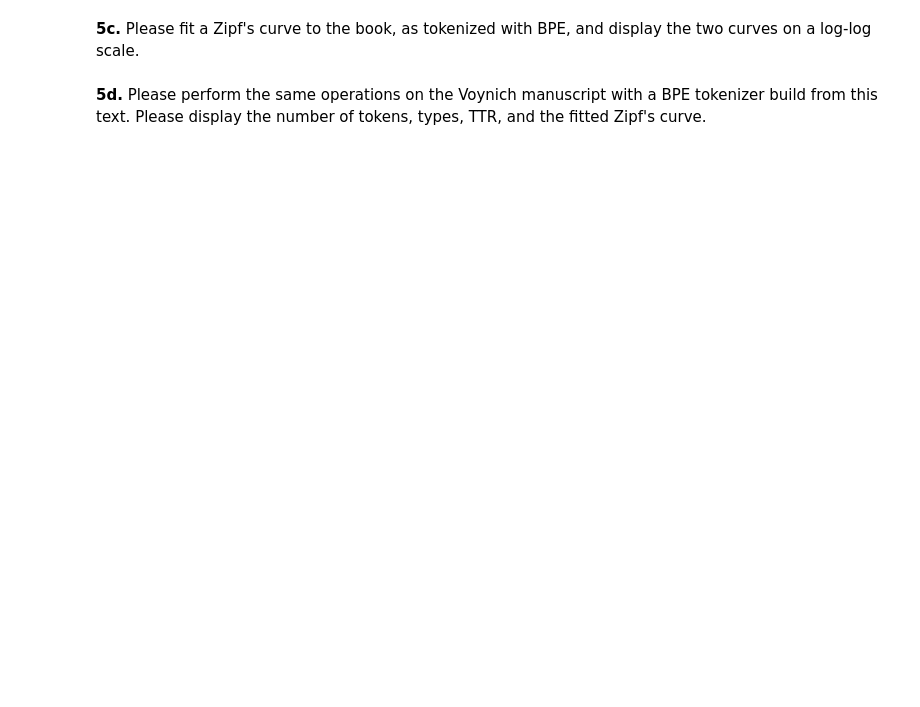
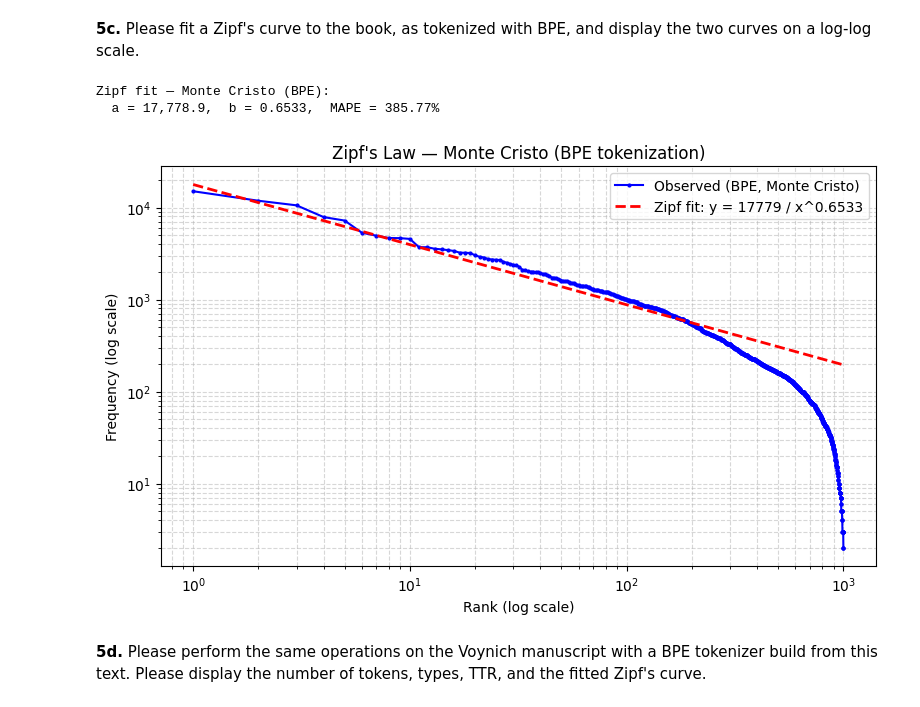
Before and after one commit to pdsalus/AdvNLP_projects, a Jupyter notebook: Lab_1/MSE_AdvNLP_Lab1_student.ipynb, the cells around one changed output. Drawn from its saved outputs; the diff is of its cells as text; code cells hidden in the pictures; blank space fills up the shorter version.

```diff
--- a/Lab_1/MSE_AdvNLP_Lab1_student.ipynb
+++ b/Lab_1/MSE_AdvNLP_Lab1_student.ipynb
@@ -594,0 +593,13 @@ import sentencepiece as spm
+# %%
+# Please write your Python code in this cell and execute it.
+
+# Train a BPE SentencePiece model on the Monte Cristo sentences file
+spm.SentencePieceTrainer.train(
+    input='monte_cristo_sentences.txt',
+    model_prefix='monte_cristo_bpe',
+    vocab_size=1100,
+    model_type='bpe',        # BPE (Byte Pair Encoding)
+    character_coverage=1.0,  # cover all characters in the text
+    pad_id=0, unk_id=1, bos_id=2, eos_id=3
+)
+print("Training complete. Model saved as 'monte_cristo_bpe.model'")
@@ -603,2 +652,31 @@ import sentencepiece as spm
+# %%
+# Please write your Python code in this cell and execute it.
+
+fdist_bpe_mc = nltk.FreqDist(bpe_tokens_mc)
+top_bpe_mc = fdist_bpe_mc.most_common(1000)
+r_bpe_mc = np.arange(1, len(top_bpe_mc) + 1)
+f_bpe_mc = np.array([c for _, c in top_bpe_mc])
+
+popt_bpe_mc, _ = curve_fit(zipf_model, r_bpe_mc, f_bpe_mc, p0=[200000, 1.0], maxfev=10000)
+a_bpe_mc, b_bpe_mc = popt_bpe_mc
+f_bpe_mc_pred = zipf_model(r_bpe_mc, a_bpe_mc, b_bpe_mc)
+mape_bpe_mc = np.mean(np.abs((f_bpe_mc - f_bpe_mc_pred) / f_bpe_mc)) * 100
+
+print(f'Zipf fit — Monte Cristo (BPE):')
+print(f'  a = {a_bpe_mc:,.1f},  b = {b_bpe_mc:.4f},  MAPE = {mape_bpe_mc:.2f}%')
+
+plt.figure(figsize=(8, 5))
+plt.plot(r_bpe_mc, f_bpe_mc, 'b-o', markersize=2, label='Observed (BPE, Monte Cristo)')
+plt.plot(r_bpe_mc, f_bpe_mc_pred, 'r--', linewidth=2,
+         label=f'Zipf fit: y = {a_bpe_mc:.0f} / x^{b_bpe_mc:.4f}')
+plt.xscale('log'); plt.yscale('log')
+plt.xlabel('Rank (log scale)'); plt.ylabel('Frequency (log scale)')
+plt.title("Zipf's Law — Monte Cristo (BPE tokenization)")
+plt.legend(); plt.grid(True, which='both', linestyle='--', alpha=0.5)
+plt.tight_layout(); plt.show()
+# %% [output]
+Zipf fit — Monte Cristo (BPE):
+  a = 17,778.9,  b = 0.6533,  MAPE = 385.77%
+[figure, added]
 # %% [markdown]
 **5d.** Please perform the same operations on the Voynich manuscript with a BPE tokenizer build from this text.  Please display the number of tokens, types, TTR, and the fitted Zipf's curve.
```
Also changed, not shown: parts of 11 cells of this notebook, 5 other files.
